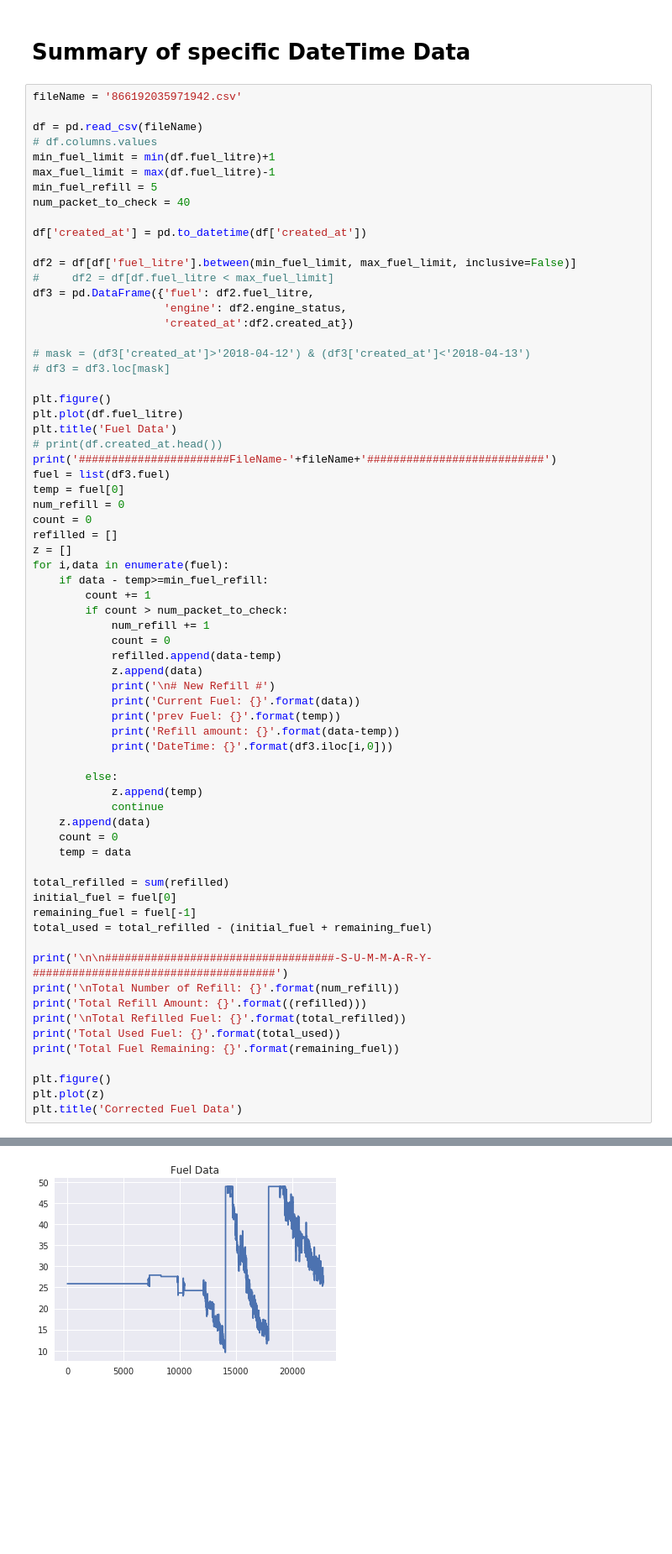
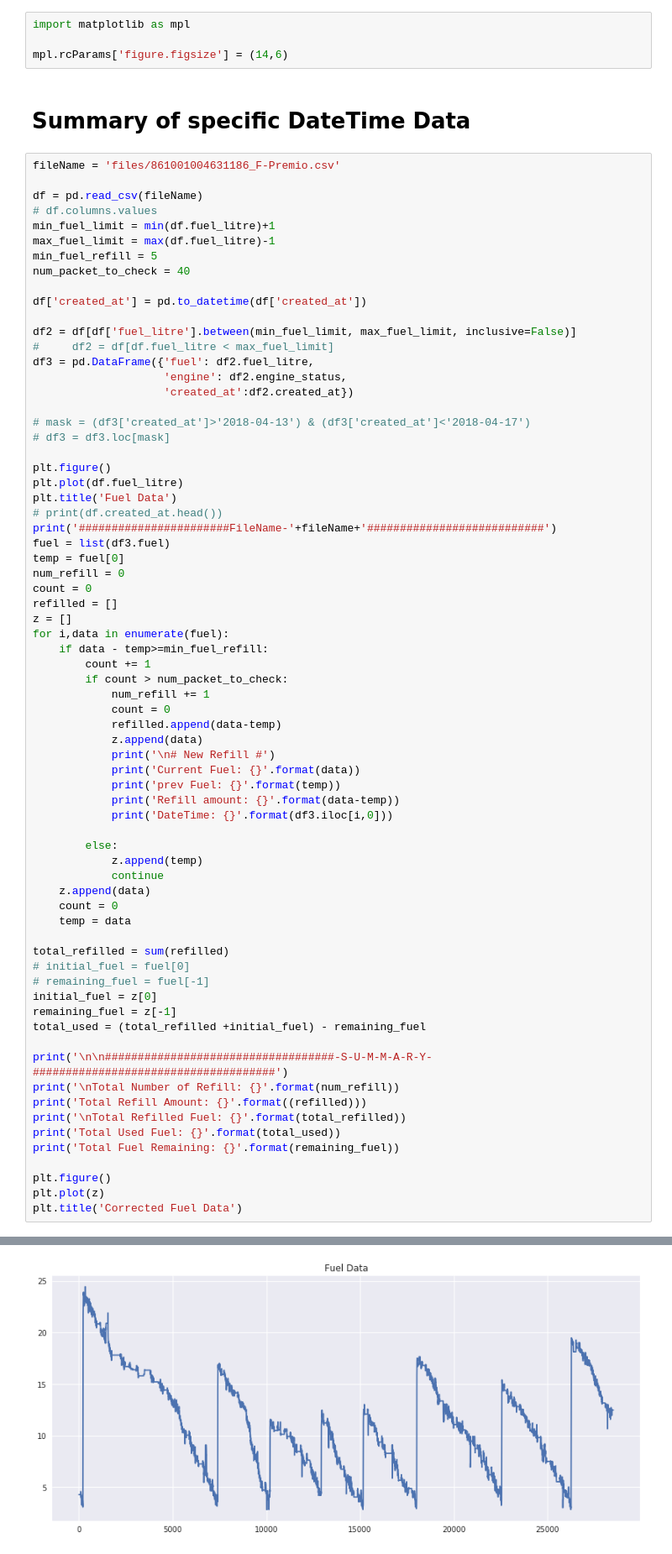
Before and after one commit to orionfoysal/vtsfuel, a Jupyter notebook: vts_fuel.ipynb, the cells around one changed output, grey strips where cells are left out. Shown at 84% size. Drawn from its saved outputs; the diff is of its cells as text; blank space fills up the shorter version.

Commit message:
vts_fuel tested at pilabs

```diff
--- a/vts_fuel.ipynb
+++ b/vts_fuel.ipynb
@@ -245,10 +245,14 @@ Total Fuel Remaining: 56.36987424604191
 [figure]
 [figure]
 ... (37 outputs left out)
+# %%
+import matplotlib as mpl
+
+mpl.rcParams['figure.figsize'] = (14,6)
 # %% [markdown]
 # Summary of specific DateTime Data
 # %%
-fileName = '866192035971942.csv'
+fileName = 'files/861001004631186_F-Premio.csv'
 
 df = pd.read_csv(fileName)
 # df.columns.values
@@ -265,7 +269,7 @@ df3 = pd.DataFrame({'fuel': df2.fuel_litre,
                     'engine': df2.engine_status,
                     'created_at':df2.created_at})
 
-# mask = (df3['created_at']>'2018-04-12') & (df3['created_at']<'2018-04-13')
+# mask = (df3['created_at']>'2018-04-13') & (df3['created_at']<'2018-04-17')
 # df3 = df3.loc[mask]
 
 plt.figure()
@@ -301,9 +305,11 @@ for i,data in enumerate(fuel):
     temp = data
 
 total_refilled = sum(refilled)
-initial_fuel = fuel[0]
-remaining_fuel = fuel[-1]
-total_used = total_refilled - (initial_fuel + remaining_fuel)
+# initial_fuel = fuel[0]
+# remaining_fuel = fuel[-1]
+initial_fuel = z[0]
+remaining_fuel = z[-1]
+total_used = (total_refilled +initial_fuel) - remaining_fuel
 
 print('\n\n###################################-S-U-M-M-A-R-Y-#####################################')
 print('\nTotal Number of Refill: {}'.format(num_refill))
@@ -336,2 +342,2 @@ Total Fuel Remaining: 26.525231433308896
 Text(0.5,1,'Corrected Fuel Data')
-[figure, old version]
+[figure, new version]
```
Also changed, not shown: parts of 6 cells of this notebook.
